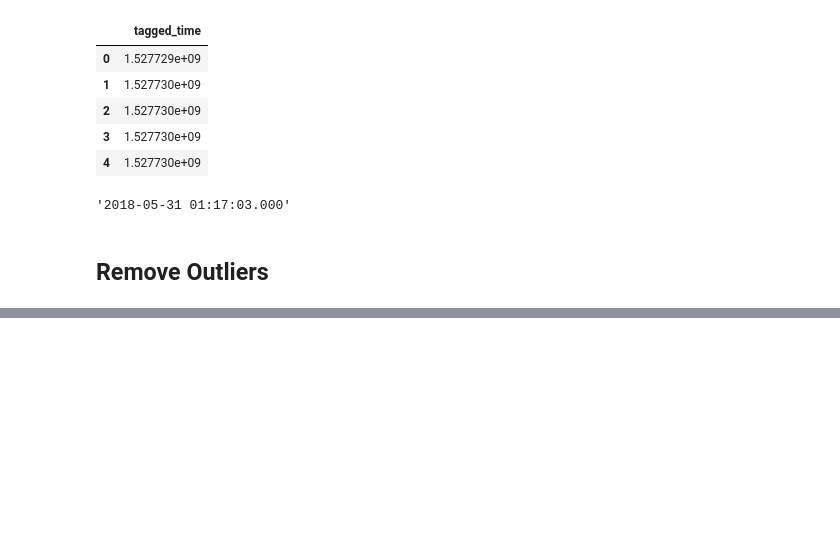
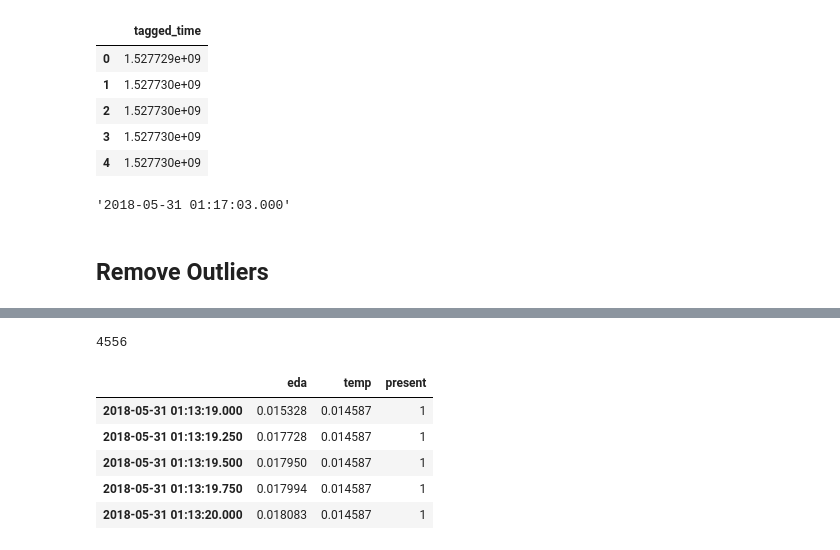
Before and after one commit to haohan723/Physiological-Data-Analysis, a Jupyter notebook: cvxEDA/src/ColdvsWarm.ipynb, the cells around one changed output, grey strips where cells are left out. Drawn from its saved outputs; the diff is of its cells as text; code cells hidden in the pictures; blank space fills up the shorter version.

```diff
--- a/cvxEDA/src/ColdvsWarm.ipynb
+++ b/cvxEDA/src/ColdvsWarm.ipynb
@@ -123,3 +245,17 @@ fl_exp6.head()
+# %%
+fl_cw = fl_exp6.copy()
+fl_cw['eda'] = norm_eda
+fl_cw['temp'] = norm_temp
+print(len(fl_cw))
+fl_cw.head()
+# %% [output]
+4556
+|  | eda | temp | present |
+| 2018-05-31 01:13:19.000 | 0.015328 | 0.014587 | 1 |
+| 2018-05-31 01:13:19.250 | 0.017728 | 0.014587 | 1 |
+| 2018-05-31 01:13:19.500 | 0.017950 | 0.014587 | 1 |
+| 2018-05-31 01:13:19.750 | 0.017994 | 0.014587 | 1 |
+| 2018-05-31 01:13:20.000 | 0.018083 | 0.014587 | 1 |
 # %%
 # y_mean = np.mean(fl_exp2.eda)
 plt.figure(figsize=(12,8))
```
Also changed, not shown: parts of 15 cells of this notebook.
